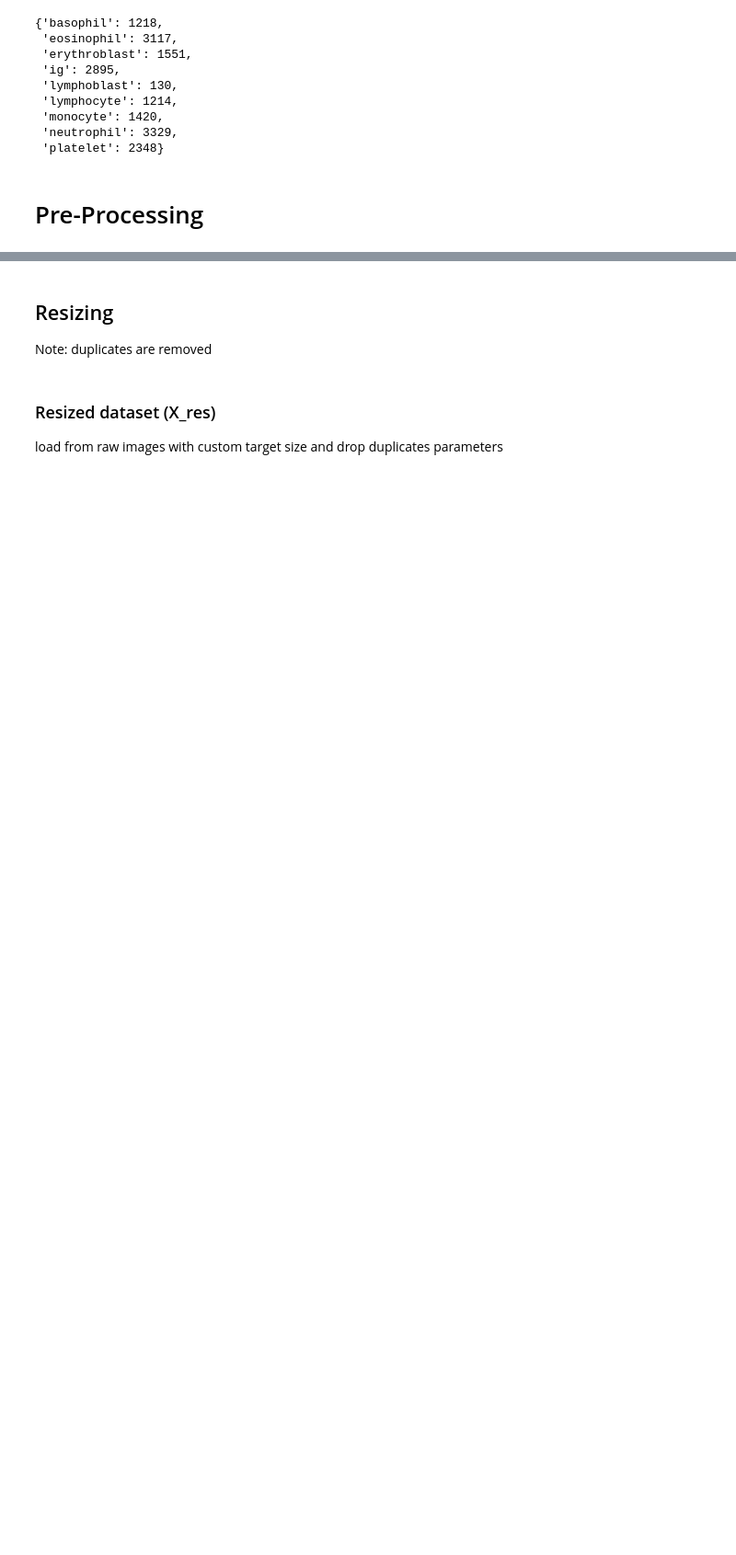
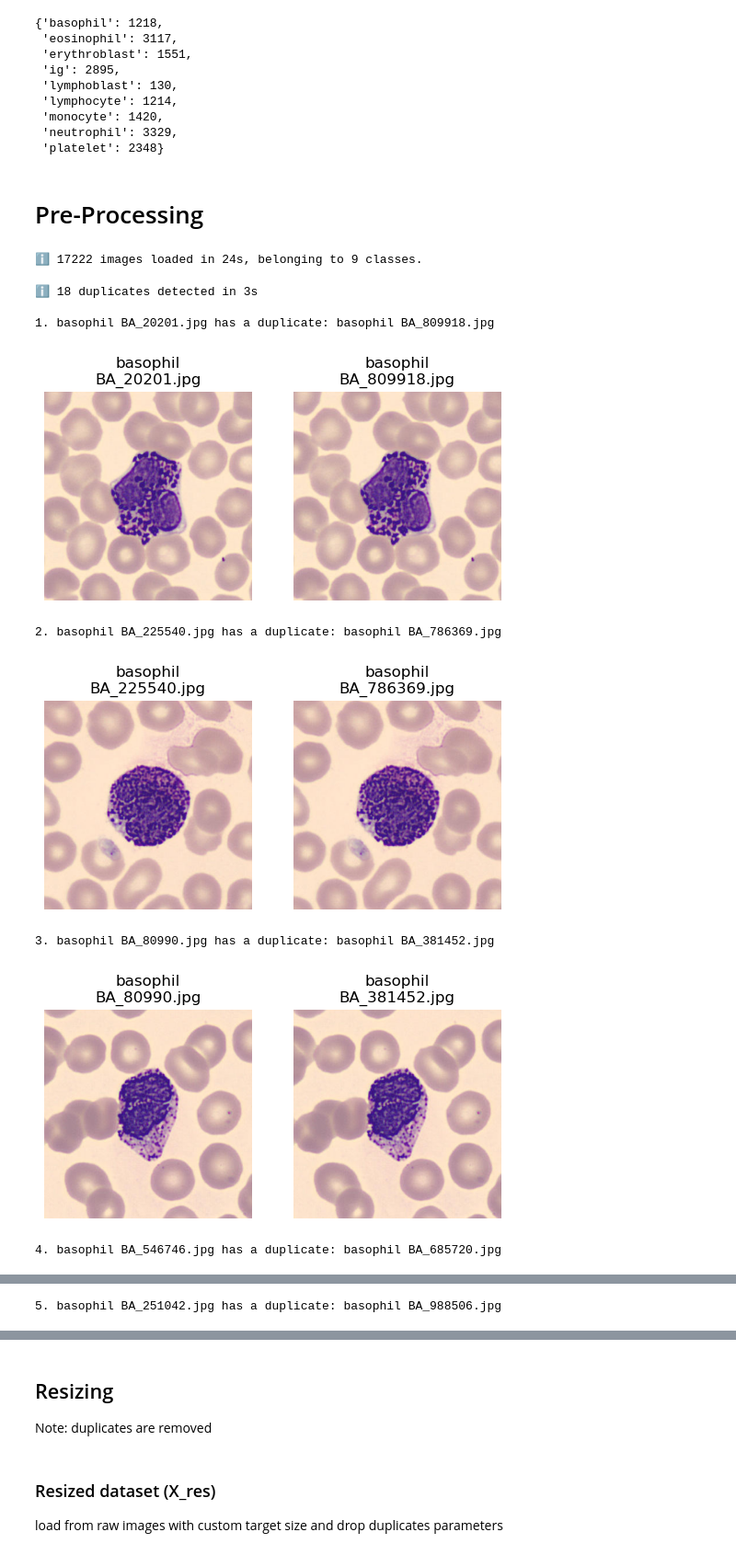
Before and after one commit to DidierFlamm/blood-cells-classification, a Jupyter notebook: blood_cells_classification.ipynb, the cells around one changed output, grey strips where cells are left out. Shown at 92% size. Cells and saved outputs as stored; diff of their text form; code cells hidden in the pictures; blank space fills up the shorter version.

```diff
--- a/blood_cells_classification.ipynb
+++ b/blood_cells_classification.ipynb
@@ -1517,11 +1521,22 @@ data_viz(path=PATH_RAW)
 # Pre-Processing
 # %%
 # Load raw images without duplicates
-if LOAD_RAW:
+if not LOAD_RAW:
     X, y, names = load_images(
         PATH_RAW,
         target_size=None,
         drop_duplicates=True,
         verbose=True,
         plot_duplicates=True,
     )
+# %% [output]
+ℹ️ 17222 images loaded in 24s, belonging to 9 classes.
+ℹ️ 18 duplicates detected in 3s
+
+1. basophil BA_20201.jpg has a duplicate: basophil BA_809918.jpg
+[figure, added]
+2. basophil BA_225540.jpg has a duplicate: basophil BA_786369.jpg
+[figure, added]
+3. basophil BA_80990.jpg has a duplicate: basophil BA_381452.jpg
+[figure, added]
+4. basophil BA_546746.jpg has a duplicate: basophil BA_685720.jpg
@@ -1527,0 +1544 @@ if LOAD_RAW:
+5. basophil BA_251042.jpg has a duplicate: basophil BA_988506.jpg
```
Also changed, not shown: parts of 13 cells of this notebook, 1 other file.
